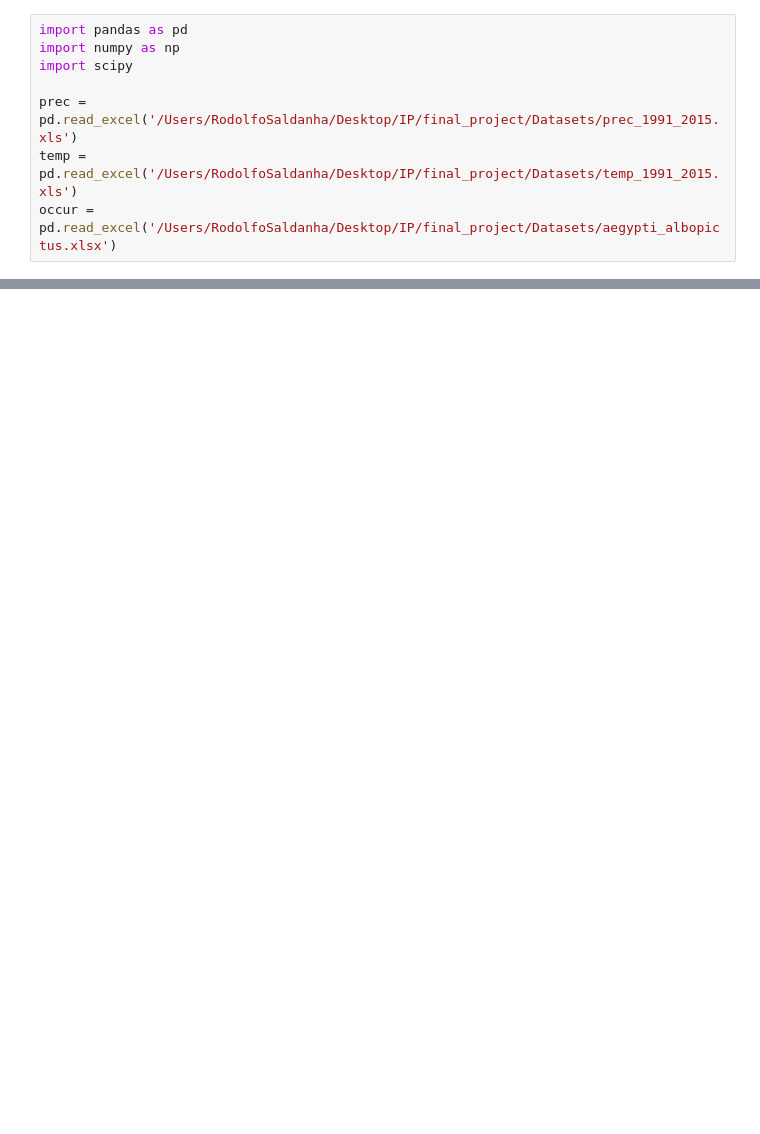
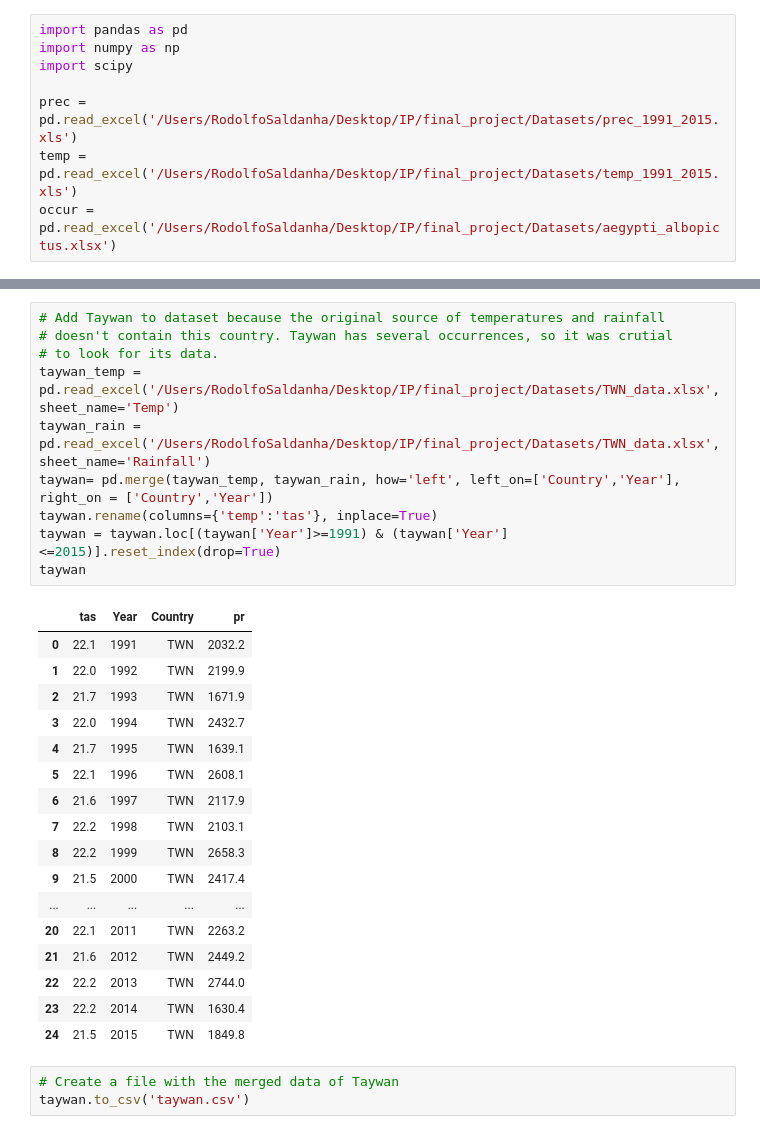
Before and after one commit to QuirkyDataScientist1978/project_dengue_fever, a Jupyter notebook: Final_Project_IP.ipynb, the cells around one changed output, grey strips where cells are left out. Drawn from its saved outputs; the diff is of its cells as text; blank space fills up the shorter version.

```diff
--- a/Final_Project_IP.ipynb
+++ b/Final_Project_IP.ipynb
@@ -380,0 +44,31 @@ hdi_complete.to_csv('hdi.csv')
+# %%
+# Add Taywan to dataset because the original source of temperatures and rainfall
+# doesn't contain this country. Taywan has several occurrences, so it was crutial
+# to look for its data.
+taywan_temp = pd.read_excel('/Users/RodolfoSaldanha/Desktop/IP/final_project/Datasets/TWN_data.xlsx', sheet_name='Temp')
+taywan_rain = pd.read_excel('/Users/RodolfoSaldanha/Desktop/IP/final_project/Datasets/TWN_data.xlsx', sheet_name='Rainfall')
+taywan= pd.merge(taywan_temp, taywan_rain, how='left', left_on=['Country','Year'], right_on = ['Country','Year'])
+taywan.rename(columns={'temp':'tas'}, inplace=True)
+taywan = taywan.loc[(taywan['Year']>=1991) & (taywan['Year']<=2015)].reset_index(drop=True)
+taywan
+# %% [output]
+|  | tas | Year | Country | pr |
+| 0 | 22.1 | 1991 | TWN | 2032.2 |
+| 1 | 22.0 | 1992 | TWN | 2199.9 |
+| 2 | 21.7 | 1993 | TWN | 1671.9 |
+| 3 | 22.0 | 1994 | TWN | 2432.7 |
+| 4 | 21.7 | 1995 | TWN | 1639.1 |
+| 5 | 22.1 | 1996 | TWN | 2608.1 |
+| 6 | 21.6 | 1997 | TWN | 2117.9 |
+| 7 | 22.2 | 1998 | TWN | 2103.1 |
+| 8 | 22.2 | 1999 | TWN | 2658.3 |
+| 9 | 21.5 | 2000 | TWN | 2417.4 |
+| ... | ... | ... | ... | ... |
+| 20 | 22.1 | 2011 | TWN | 2263.2 |
+| 21 | 21.6 | 2012 | TWN | 2449.2 |
+| 22 | 22.2 | 2013 | TWN | 2744.0 |
+| 23 | 22.2 | 2014 | TWN | 1630.4 |
+| 24 | 21.5 | 2015 | TWN | 1849.8 |
+# %%
+# Create a file with the merged data of Taywan
+taywan.to_csv('taywan.csv')
```
Also changed, not shown: parts of 78 cells of this notebook, 13 other files.
